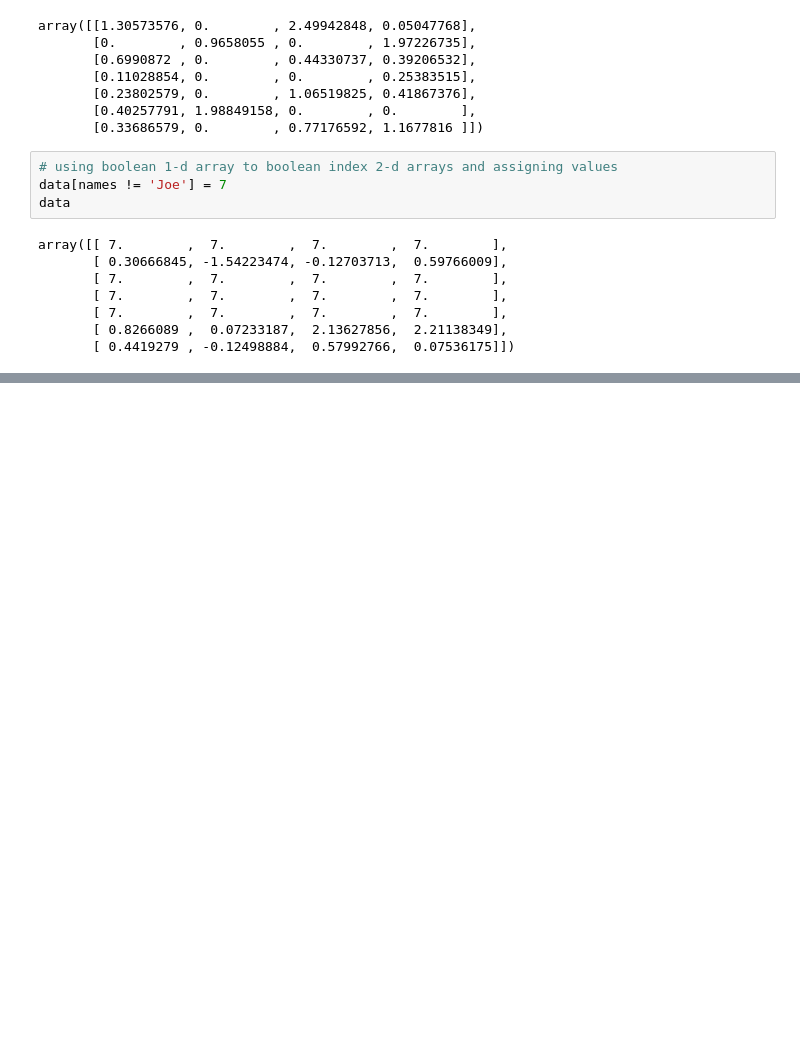
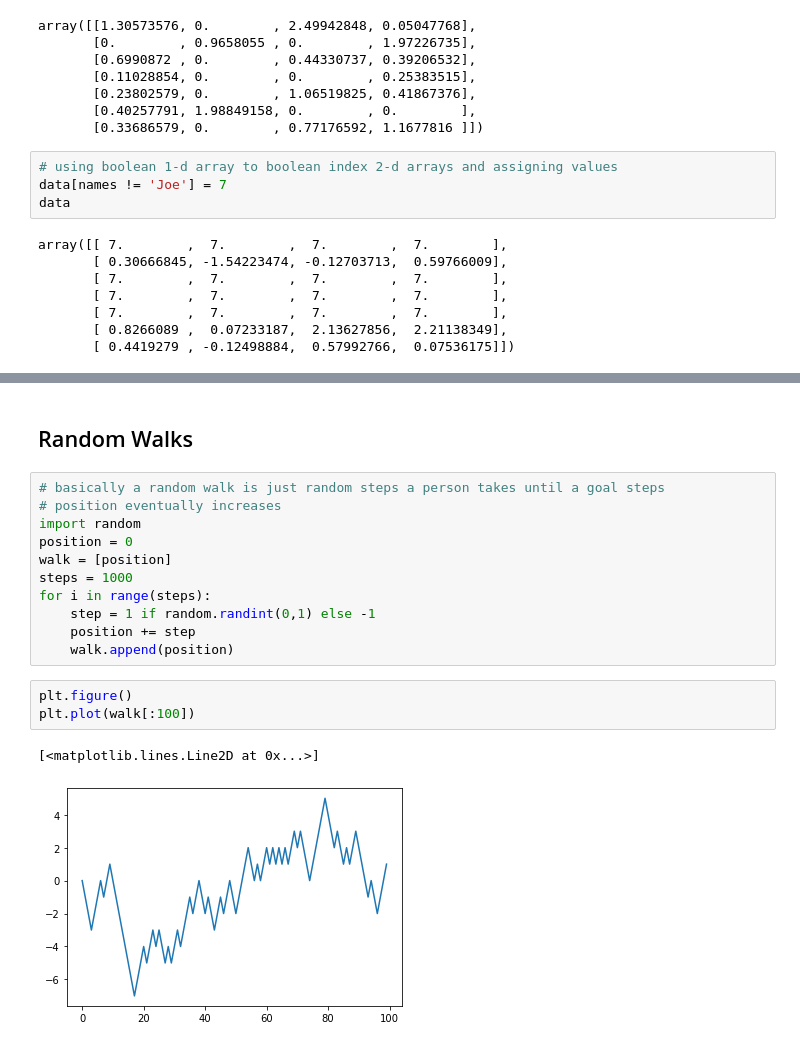
Before and after one commit to melvillehuangbin/self-learning, a Jupyter notebook: Python for Data Analysis/Chapter 4 Numpy Basics Arrays and Vectorized Computation.ipynb, the cells around one changed output, grey strips where cells are left out. Cells and saved outputs as stored; diff of their text form; blank space fills up the shorter version.

```diff
--- a/Python for Data Analysis/Chapter 4 Numpy Basics Arrays and Vectorized Computation.ipynb
+++ b/Python for Data Analysis/Chapter 4 Numpy Basics Arrays and Vectorized Computation.ipynb
@@ -522,0 +913,19 @@ functions that calculate
+# %% [markdown]
+## Random Walks
+# %%
+# basically a random walk is just random steps a person takes until a goal steps
+# position eventually increases
+import random
+position = 0
+walk = [position]
+steps = 1000
+for i in range(steps):
+    step = 1 if random.randint(0,1) else -1
+    position += step
+    walk.append(position)
+# %%
+plt.figure()
+plt.plot(walk[:100])
+# %% [output]
+[<matplotlib.lines.Line2D at 0x...>]
+[figure, added]
```
Also changed, not shown: parts of 81 cells of this notebook, 3 other files.
